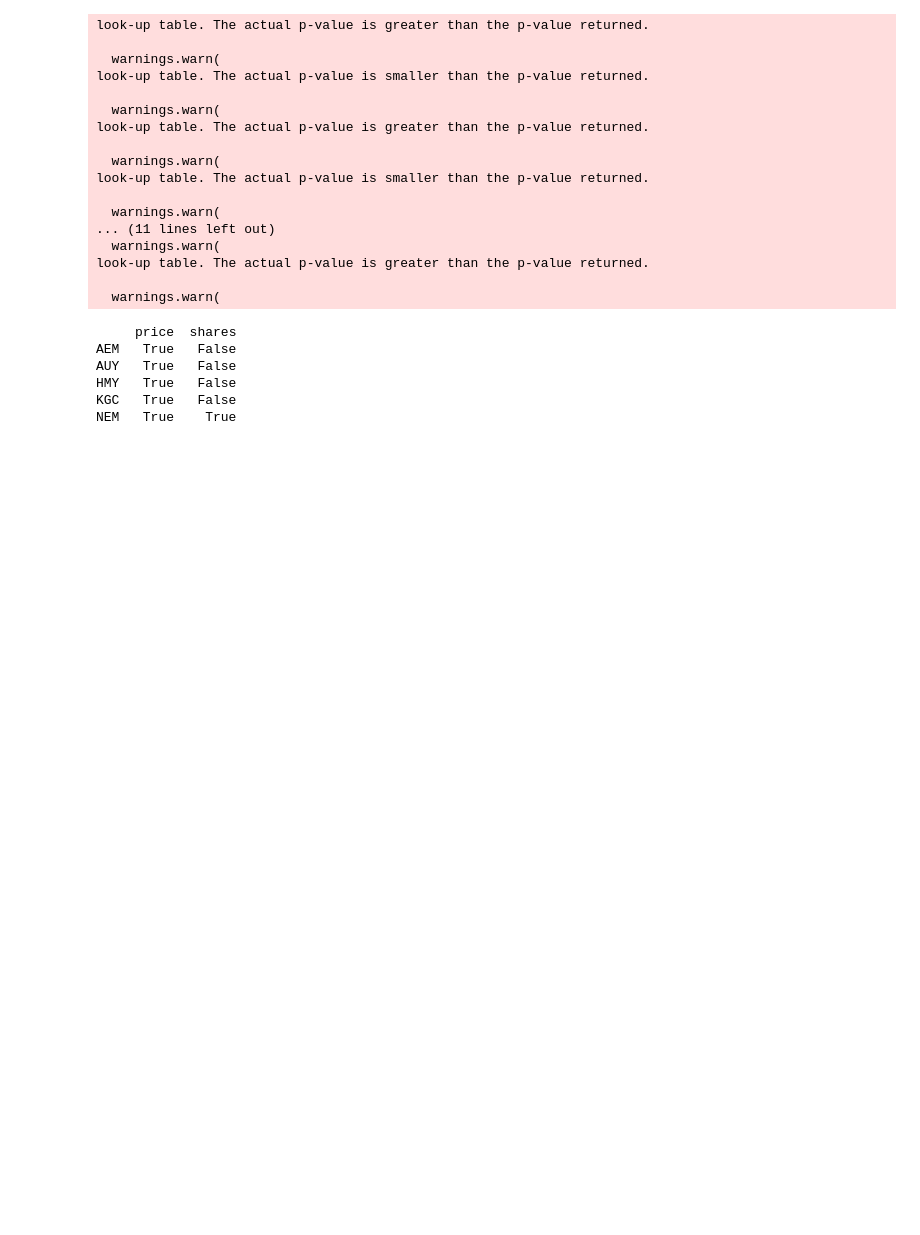
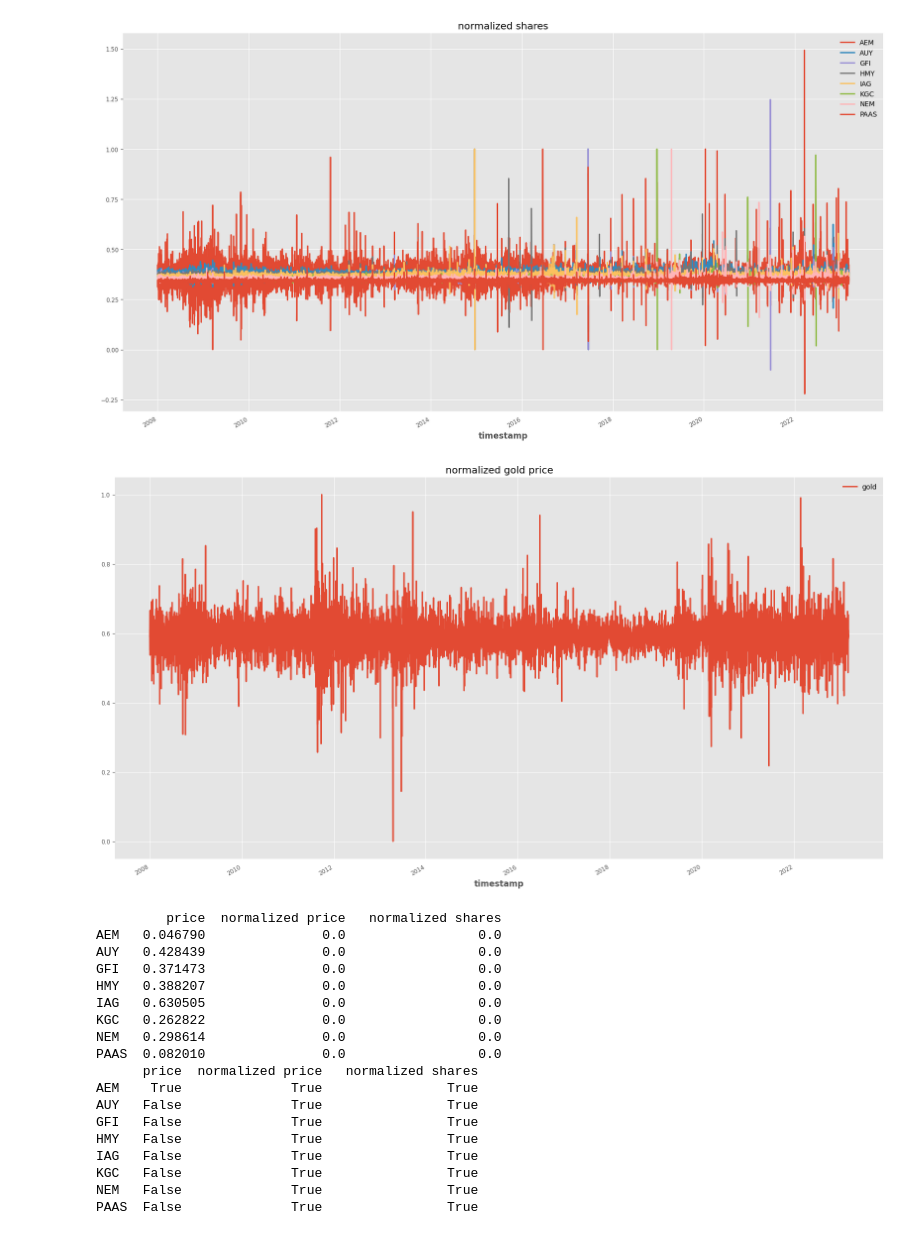
Before and after one commit to mikasso/nasdaq_forecasting, a Jupyter notebook: visualization.ipynb, the cells around one changed output. Cells and saved outputs as stored; diff of their text form; code cells hidden in the pictures; blank space fills up the shorter version.

```diff
--- a/visualization.ipynb
+++ b/visualization.ipynb
@@ -95,35 +67,49 @@ present_scaled_feature(CONST.FEATURES.SHARES)
+# %%
+for idx, ticker in enumerate(ds.original.used_tickers):
+    ds.covariances.series[idx][CONST.FEATURES.SHARES].plot(label=ticker)
+
+plt.title("normalized shares")
+plt.show()
+
+
+ds.covariances.series[0][CONST.FEATURES.GOLD_PRICE].plot(label="gold")
+plt.title("normalized gold price")
+plt.show()
+# %% [output]
+[figure, added]
+[figure, added]
 # %%
 import darts.utils.statistics as statistics
 # Stationary
-stats_df = pd.DataFrame({ CONST.FEATURES.PRICE: [], CONST.FEATURES.SHARES: []})
-for idx,timeseries in enumerate(transformed.series):
-    ticker = dataset.used_tickers[idx]
-    price_stationarity = statistics.stationarity_tests(timeseries[CONST.FEATURES.PRICE])
-    shares_stationarity = statistics.stationarity_tests(timeseries[CONST.FEATURES.SHARES])
-    stats_df.loc[ticker] = [price_stationarity,shares_stationarity]
+stats_df = pd.DataFrame({ CONST.FEATURES.PRICE: [], f"normalized {CONST.FEATURES.PRICE}": [], f" normalized {CONST.FEATURES.SHARES}": []})
+p_threshold = 0.05
+def test_stationarity(timeseries: TimeSeries):
+    return statistics.stationarity_test_adf(timeseries)[1]
+
+for idx,ticker in enumerate(ds.original.used_tickers):
+    price_stationarity = test_stationarity(ds.original.train[idx][CONST.FEATURES.PRICE])
+    normalized_price_stationarity = test_stationarity(ds.transformed.train[idx][CONST.FEATURES.PRICE])
+    shares_stationarity = test_stationarity(ds.covariances.train[idx][CONST.FEATURES.SHARES])
+    stats_df.loc[ticker] = [price_stationarity,normalized_price_stationarity,shares_stationarity]
 
 print(stats_df)
+print(stats_df < p_threshold)
 # %% [output]
-look-up table. The actual p-value is greater than the p-value returned.
-
-  warnings.warn(
-look-up table. The actual p-value is smaller than the p-value returned.
-
-  warnings.warn(
-look-up table. The actual p-value is greater than the p-value returned.
-
-  warnings.warn(
-look-up table. The actual p-value is smaller than the p-value returned.
-
-  warnings.warn(
-... (11 lines left out)
-  warnings.warn(
-look-up table. The actual p-value is greater than the p-value returned.
-
-  warnings.warn(
+         price  normalized price   normalized shares
+AEM   0.046790               0.0                 0.0
+AUY   0.428439               0.0                 0.0
+GFI   0.371473               0.0                 0.0
+HMY   0.388207               0.0                 0.0
+IAG   0.630505               0.0                 0.0
+KGC   0.262822               0.0                 0.0
+NEM   0.298614               0.0                 0.0
+PAAS  0.082010               0.0                 0.0
+      price  normalized price   normalized shares
+AEM    True              True                True
+AUY   False              True                True
+GFI   False              True                True
+HMY   False              True                True
+IAG   False              True                True
+KGC   False              True                True
+NEM   False              True                True
+PAAS  False              True                True
-     price  shares
-AEM   True   False
-AUY   True   False
-HMY   True   False
-KGC   True   False
-NEM   True    True
```
Also changed, not shown: parts of 12 cells of this notebook, 15 other files.
